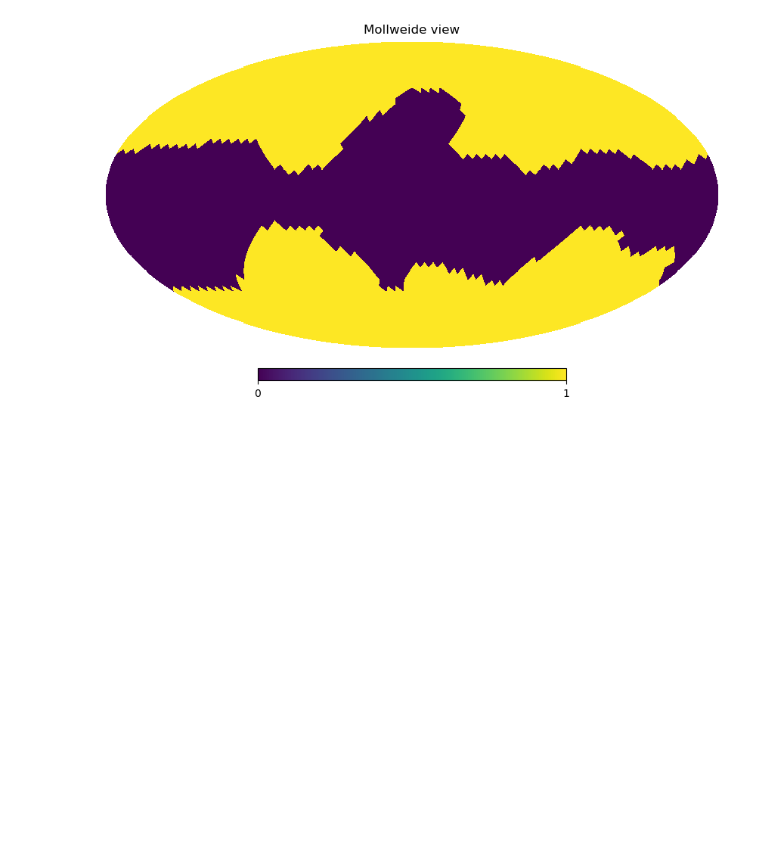
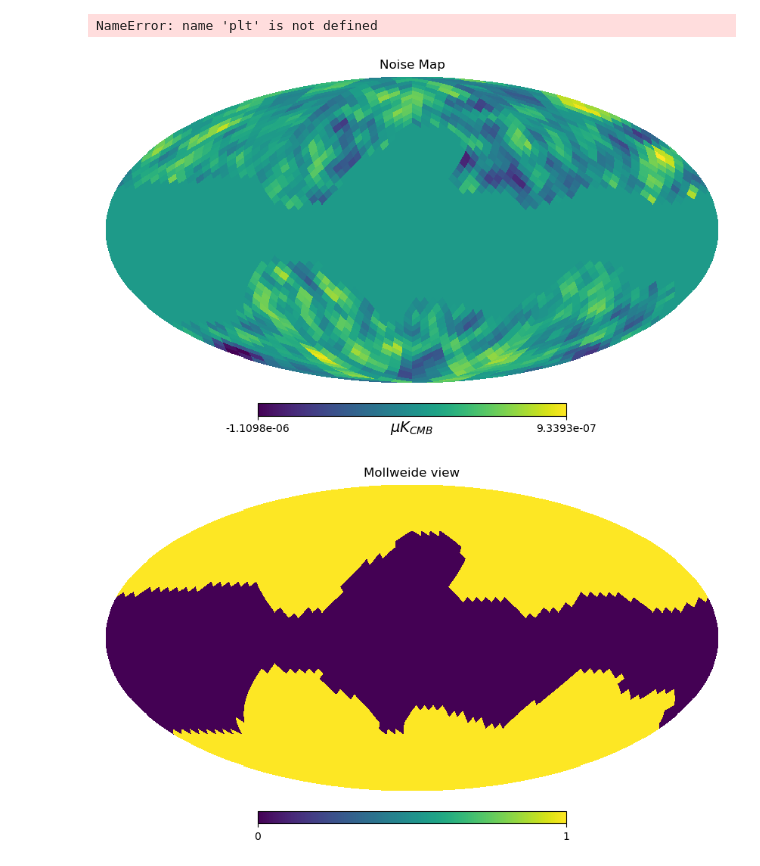
Before and after one commit to antolonappan/taunet, a Jupyter notebook: Notebooks/ncm.ipynb, the cells around one changed output. Drawn from its saved outputs; the diff is of its cells as text; code cells hidden in the pictures; blank space fills up the shorter version.

```diff
--- a/Notebooks/ncm.ipynb
+++ b/Notebooks/ncm.ipynb
@@ -9,6 +9,14 @@ sys.path.append('../')
 from taunet.Noise.ncm import NoiseModel
 # %%
 ncm = NoiseModel()
+# %%
+plt.loglog(hp.alm2cl(ncm.Emode(100)))
+# %% [output]
+NameError: name 'plt' is not defined
+# %%
+hp.mollview(ncm.noisemap(100,order='nested',unit='K')[0], title='Noise Map', unit=r'$\mu K_{CMB}$', nest=True)
+# %% [output]
+[figure, added]
 # %%
 hp.mollview(ncm.polmask('nested'),nest=True)
 # %% [output]
```
Also changed, not shown: parts of 6 cells of this notebook, 18 other files.
